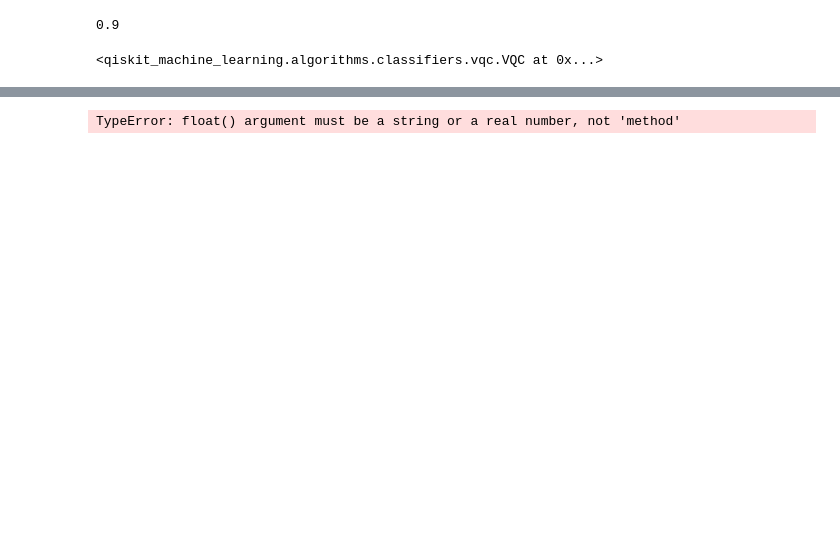
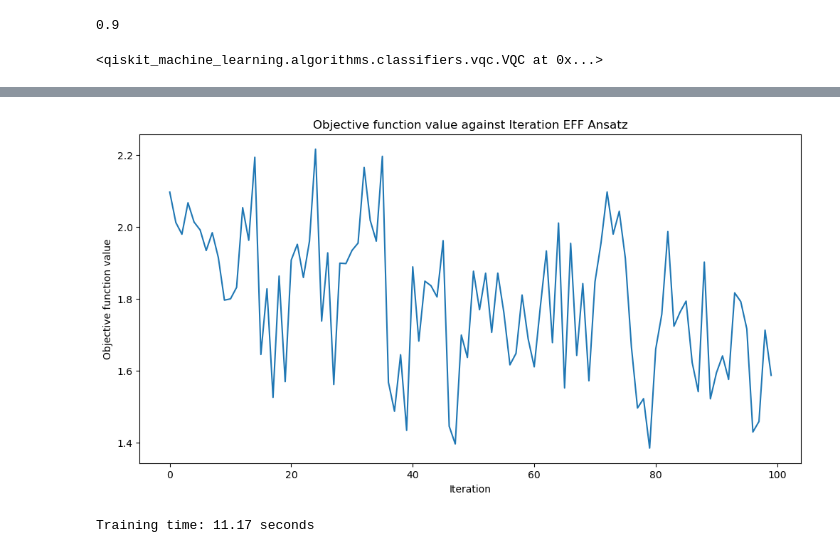
Before and after one commit to LukePower01/ml-to-qml, a Jupyter notebook: VQC_optimization.ipynb, the cells around one changed output, grey strips where cells are left out. Drawn from its saved outputs; the diff is of its cells as text; code cells hidden in the pictures; blank space fills up the shorter version.

```diff
--- a/VQC_optimization.ipynb
+++ b/VQC_optimization.ipynb
@@ -279,6 +304,2 @@ optimizer=COBYLA(maxiter=100)
 feature_map = ZZFeatureMap(feature_dimension=4, reps =1 )
 ansatz = RealAmplitudes(num_qubits=num_features, reps = 3)
-# %%
-labels = labels.to_numpy
-# %%
-features = df.to_numpy
@@ -288,6 +331,12 @@ AttributeError: 'function' object has no attribute 'type'
+# %%
+full_features = iris_data.data
+# %%
+data_descriptions = ["Full Features", "Missing Sepal Length", "Missing Sepal Width", "Missing Petal Length",
+                     "Missing Petal Width"]
 # %%
 training_times = {}
 vqc_scores = {}
+
 objective_func_vals_dict = {
     "Full Features": [],
     "Missing Sepal Length": [],
@@ -295,42 +344,47 @@ objective_func_vals_dict = {
     "Missing Petal Length": [],
     "Missing Petal Width": []
 }
-for description, features in dfs.items():
+
+for i in range(len(data_descriptions)):
+    features = full_features
+    if i == 0:
+        features = features # Run VQC on full feature set first
+    else:
+        features = np.delete(features, i-1, axis = 1)
+
     num_features = features.shape[1]  # Adjusted to current feature count
 
     # Dynamically adjust the feature map and ansatz for the current number of features
     feature_map = ZZFeatureMap(feature_dimension=num_features, reps=1)
     ansatz = EfficientSU2(num_qubits=num_features, reps=3)
 
-    features = df.to_numpy
 
     # Prepare features and labels
     features_scaled = MinMaxScaler().fit_transform(features)
     train_features, test_features, train_labels, test_labels = train_test_split(
         features_scaled, labels, train_size=0.8, random_state=algorithm_globals.random_seed)
-
-    current_dataset = description
 
     # Initialize VQC for the adjusted feature map and ansatz
     vqc = VQC(
         feature_map=feature_map,
         ansatz=ansatz,
         optimizer=optimizer,
         callback=callback_graph
     )
-
+    description = data_descriptions[i]
     # Measure training time
     start_time = time.time()
     vqc.fit(train_features, train_labels)
     elapsed_time = time.time() - start_time
 
     # Scores
     train_score_quantum = vqc.score(train_features, train_labels)
     test_score_quantum = vqc.score(test_features, test_labels)
-    vqc_scores[description] = {'Training Score': train_score, 'Test Score': test_score}
+    vqc_scores[description] = {'Training Score': train_score_quantum, 'Test Score': test_score_quantum}
 
     # Store elapsed time for training
     training_times[description] = elapsed_time
     print(f"Training time: {elapsed_time:.2f} seconds")
 # %% [output]
+[figure, added]
-TypeError: float() argument must be a string or a real number, not 'method'
+Training time: 11.17 seconds
```
Also changed, not shown: parts of 9 cells of this notebook.
